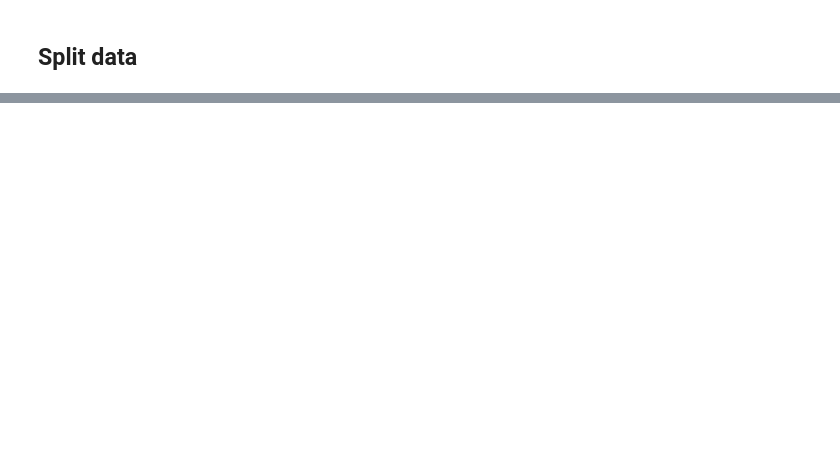
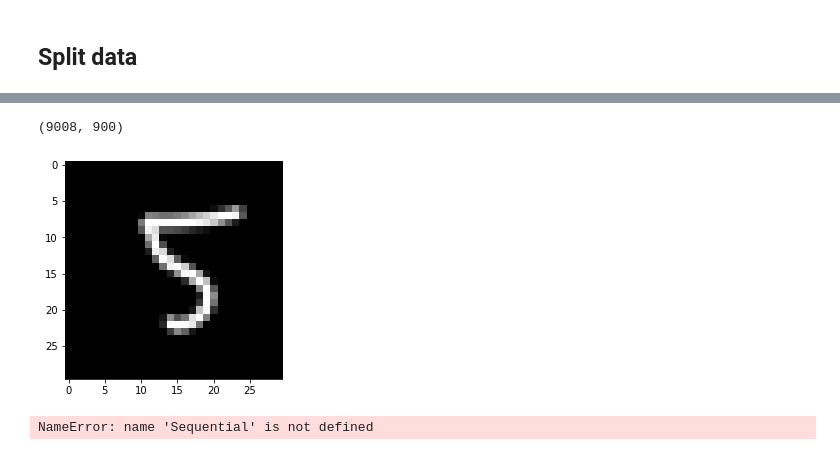
Before and after one commit to BrunosBastos/TAAProject1, a Jupyter notebook: ml.ipynb, the cells around one changed output, grey strips where cells are left out. Saved outputs shown, nothing was run; the diff lists cells and outputs as text; code cells hidden in the pictures; blank space fills up the shorter version.

```diff
--- a/ml.ipynb
+++ b/ml.ipynb
@@ -86,0 +60,15 @@ for images, labels in val_ds.take(1):
+# %%
+dataX = np.array(images).reshape((len(images), images[0].shape[0]))
+
+
+#dataX[dataX <  128] = 0
+#dataX[dataX >= 128] = 1
+dataX = 1 - dataX / 255
+
+plt.imshow(dataX[0].reshape(image_width, image_height), cmap="gray")
+
+dataY = np.array(labels).reshape((len(labels),1))
+print(dataX.shape)
+# %% [output]
+(9008, 900)
+[figure, added]
@@ -87,19 +89,41 @@ for images, labels in val_ds.take(1):
 # %%
-num_classes = 10
+num_classes = 16
 img_channels = 1
 
+'''
 model = Sequential([
-  layers.Conv2D(16, 3, padding='same', activation='relu',input_shape=(img_height, img_width, img_channels)),
+  layers.Conv2D(32, 3, padding='same', activation='relu',input_shape=(img_height, img_width, img_channels)),
   layers.MaxPooling2D(),
-  layers.Conv2D(32, 3, padding='same', activation='relu'),
-  layers.MaxPooling2D(),
-  layers.Conv2D(64, 3, padding='same', activation='relu'),
-  layers.MaxPooling2D(),
-  layers.Dropout(0.2),
+  #layers.Conv2D(32, 3, padding='same', activation='relu'),
+  #layers.MaxPooling2D(),
+  #layers.Conv2D(64, 3, padding='same', activation='relu'),
+  #layers.MaxPooling2D(),
+  #layers.Dropout(0.2),
   layers.Flatten(),
-  layers.Dense(128, activation='relu'),
+  layers.Dense(128),
   layers.Dense(num_classes),
   #keras.layers.Dense(num_classes, activation='softmax')
 ])
+'''
+
+
+#Defining the Convolutional Neural Network
+cnn_model = Sequential()
+cnn_model.add(layers.Conv2D(64, (3, 3), input_shape = (img_width,img_height,img_channels), activation='relu'))
+cnn_model.add(layers.MaxPooling2D(pool_size = (2, 2)))
+
+cnn_model.add(layers.Conv2D(128, (3, 3), input_shape = (img_width,img_height,img_channels), activation='relu'))
+cnn_model.add(layers.MaxPooling2D(pool_size = (2, 2)))
+
+cnn_model.add(layers.Flatten())
+
+cnn_model.add(layers.Dense(units = 512, activation = 'relu'))
+cnn_model.add(layers.Dense(units = num_classes, activation = 'softmax'))
+# After defining our model, we will check the model by its summary.
+
+#CNN Model Summary
+cnn_model.summary()
+# %% [output]
+NameError: name 'Sequential' is not defined
 # %%
 
```
Also changed, not shown: parts of 18 cells of this notebook.
